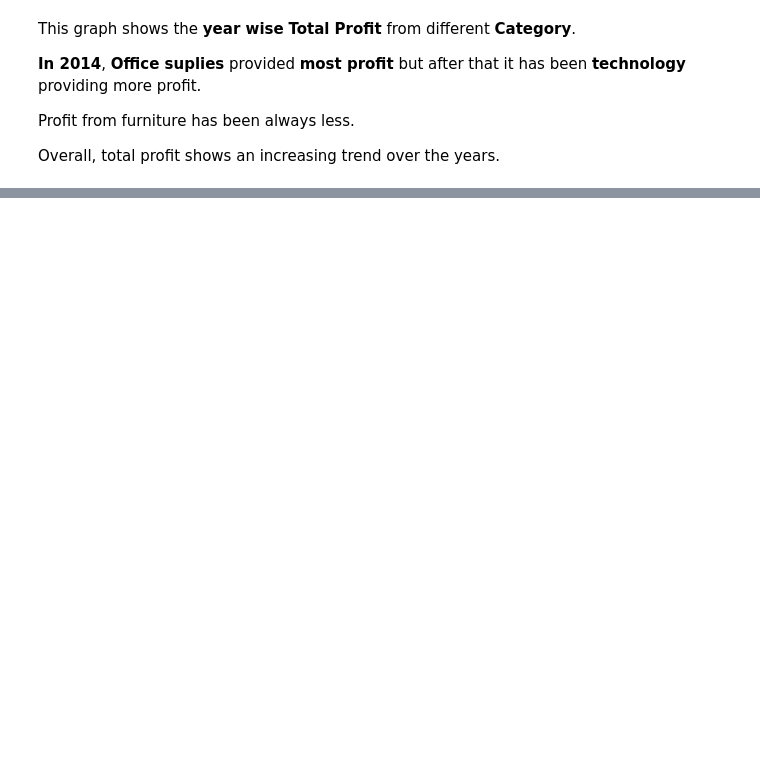
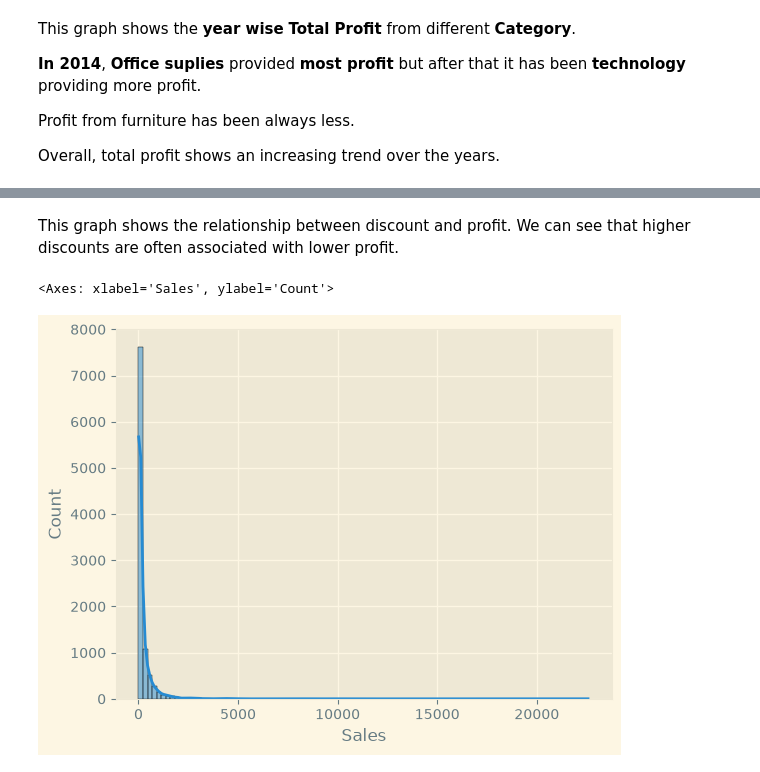
Before and after one commit to Tfdymn/EDA-superstore_project, a Jupyter notebook: notebooks/EDA.ipynb, the cells around one changed output, grey strips where cells are left out. Drawn from its saved outputs; the diff is of its cells as text; code cells hidden in the pictures; blank space fills up the shorter version.

```diff
--- a/notebooks/EDA.ipynb
+++ b/notebooks/EDA.ipynb
@@ -534,0 +539,7 @@ Overall, total profit shows an increasing trend over the years.
+# %% [markdown]
+This graph shows the relationship between discount and profit. We can see that higher discounts are often associated with lower profit.
+# %%
+sns.histplot(x= 'Sales', data= df, bins= 100,kde= True )
+# %% [output]
+<Axes: xlabel='Sales', ylabel='Count'>
+[figure, added]
```
Also changed, not shown: parts of 24 cells of this notebook.
